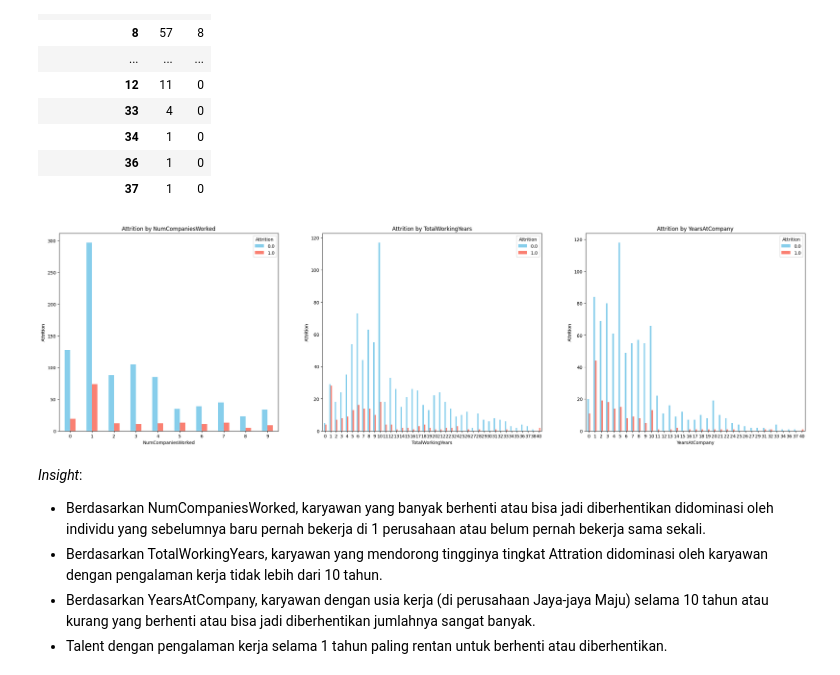
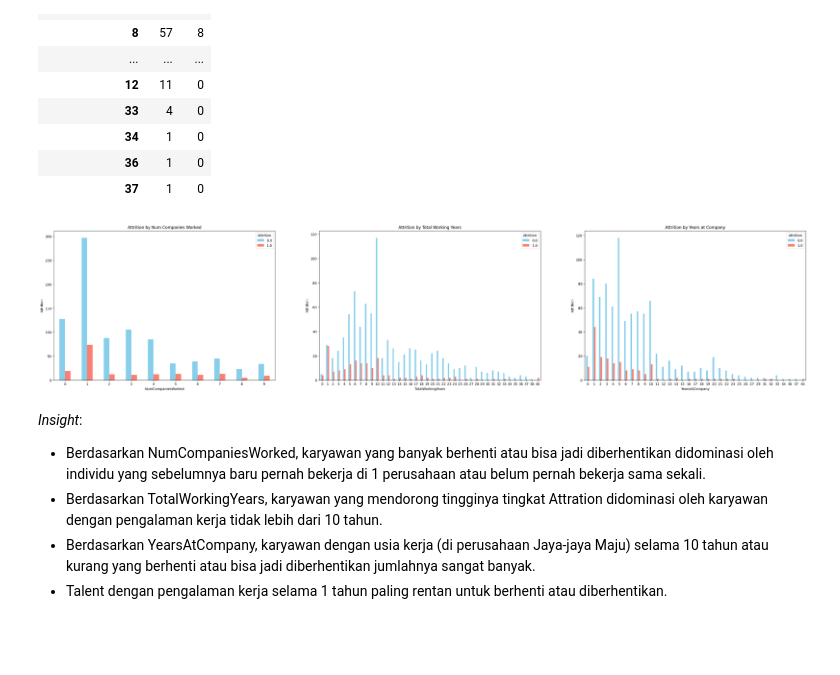
Before and after one commit to Sulbae/HR-Dashboard, a Jupyter notebook: notebook.ipynb, the cells around one changed output. Saved outputs shown, nothing was run; the diff lists cells and outputs as text; code cells hidden in the pictures; blank space fills up the shorter version.

```diff
--- a/notebook.ipynb
+++ b/notebook.ipynb
@@ -626,27 +626,27 @@ att_yearsatcomp.sort_values(by=1, ascending=False)
 | 36 | 1 | 0 |
 | 37 | 1 | 0 |
 # %%
-fig, axes = plt.subplots(1, 3, figsize=(30, 8))
+fig, axes = plt.subplots(1, 3, figsize=(40, 8))
 
-axes[0].set_title('Attrition by NumCompaniesWorked')
-axes[1].set_title('Attrition by TotalWorkingYears')
-axes[2].set_title('Attrition by YearsAtCompany')
+axes[0].set_title('Attrition by Num Companies Worked')
+axes[1].set_title('Attrition by Total Working Years')
+axes[2].set_title('Attrition by Years at Company')
 
 att_numcompworked.plot(kind='bar', stacked=False, color=['skyblue', 'salmon'], ax=axes[0])
 att_totworkyears.plot(kind='bar', stacked=False, color=['skyblue', 'salmon'], ax=axes[1])
 att_yearsatcomp.plot(kind='bar', stacked=False, color=['skyblue', 'salmon'], ax=axes[2])
 
 axes[0].set_xticklabels(axes[0].get_xticklabels(), rotation=0)
 axes[1].set_xticklabels(axes[1].get_xticklabels(), rotation=0)
 axes[2].set_xticklabels(axes[2].get_xticklabels(), rotation=0)
 
 axes[0].set_ylabel('Attrition')
 axes[1].set_ylabel('Attrition')
 axes[2].set_ylabel('Attrition')
 
 plt.show()
 # %% [output]
-[figure, old version]
+[figure, new version]
 # %% [markdown]
 _Insight_:
 * Berdasarkan NumCompaniesWorked, karyawan yang banyak berhenti atau bisa jadi diberhentikan didominasi oleh individu yang sebelumnya baru pernah bekerja di 1 perusahaan atau belum pernah bekerja sama sekali.
```
Also changed, not shown: parts of 6 cells of this notebook.
